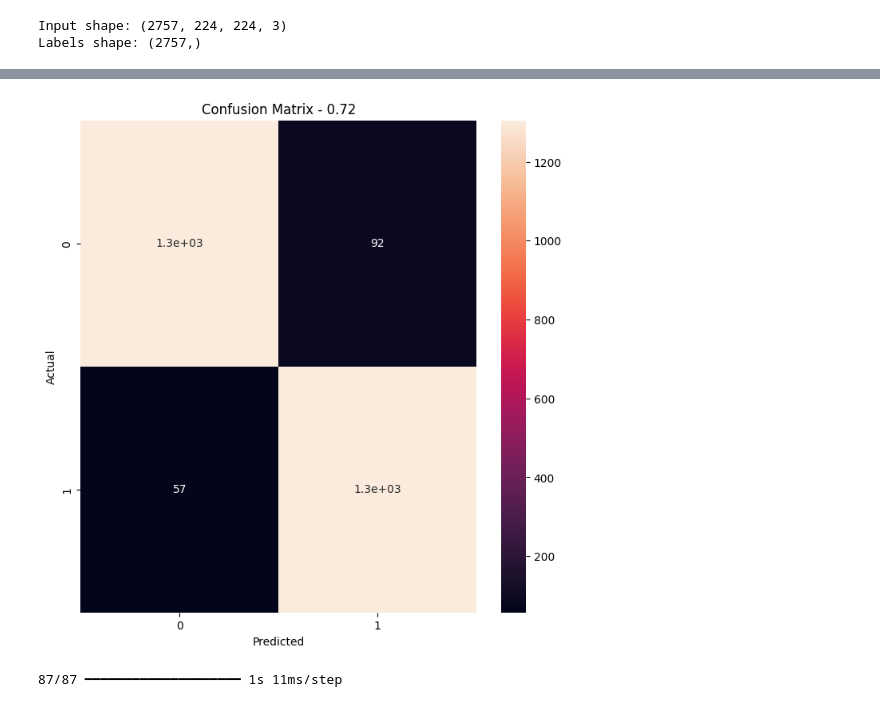
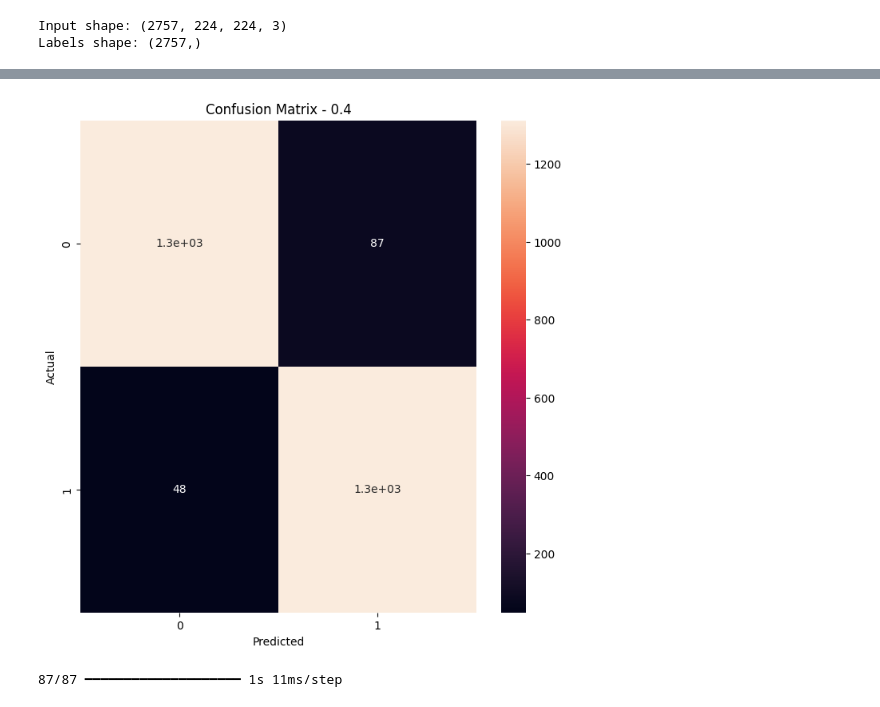
Before and after one commit to yeabwang/malaria-diagnosis, a Jupyter notebook: Malaria_diagnosis.ipynb, the cells around one changed output, grey strips where cells are left out. Drawn from its saved outputs; the diff is of its cells as text; code cells hidden in the pictures.

```diff
--- a/Malaria_diagnosis.ipynb
+++ b/Malaria_diagnosis.ipynb
@@ -132 +168,9 @@ def augmented(image,label):
+# %%
+# Augmentation combining both tf.image and layers
+
+def augmented_combined(image, label):
+    image = resize_rescale_layers(image)
+    image = augment_layers(image, training=True)
+    image = add_noise_contrast(image)
+    return image, label
 # %%
@@ -158,3 +205,31 @@ test_dataset = (test_dataset
+# %%
+batch_size = 32
+buffer_size = 1000
+
+# For the training dataset
+train_dataset = (
+    train_dataset
+    .shuffle(buffer_size, reshuffle_each_iteration=True)
+    .map(augmented_combined)
+    .batch(batch_size)
+    .prefetch(tf.data.AUTOTUNE)
+)
+
+# For the validation dataset - only resize and rescale
+val_dataset = (
+    val_dataset
+    .shuffle(buffer_size, reshuffle_each_iteration=True)
+    .map(lambda image, label: (resize_rescale_layers(image), label))
+    .batch(batch_size)
+    .prefetch(tf.data.AUTOTUNE)
+)
+
+# For the test dataset - only resize and rescale
+test_dataset = (
+    test_dataset
+    .map(lambda image, label: (resize_rescale_layers(image), label))
+    .batch(batch_size)
+)
 # %%
 # Confirm correct shuffling
 
@@ -276,7 +352,7 @@ csv_callback = CSVLogger('log.csv', separator=',', append=True)
 # Early Stopping to prevent overfitting
 early_stopping = EarlyStopping(
     monitor='val_loss',
-    patience=1,
+    patience=2,
     min_delta = 0,
     restore_best_weights=True,
     mode = 'auto',
@@ -312,7 +388,7 @@ callbacks = [early_stopping, reduce_lr, model_checkpoint]
 history = model.fit(
     train_dataset,
     validation_data=val_dataset,
-    epochs=5,
+    epochs=10,
     callbacks=[callbacks, csv_callback ],
     verbose=1
 )
@@ -405,18 +481,18 @@ predicted = model.predict(inp_array)[:,0,...]
 # %%
 # Confusion Matrix
 
-threshold = 0.72
+threshold = 0.4
 
 con_metrics = confusion_matrix(labels_array, predicted > threshold)
 plt.figure(figsize=(8,8))
 
 sns.heatmap(con_metrics, annot=True)
 plt.title('Confusion Matrix - {}'.format(threshold))
 plt.xlabel('Predicted')
 plt.ylabel('Actual')
 plt.show()
 # %% [output]
-[figure, old version]
+[figure, new version]
 # %%
 predicted = model.predict(inp_array).flatten()
 # %% [output]
```
Also changed, not shown: parts of 19 cells of this notebook.
